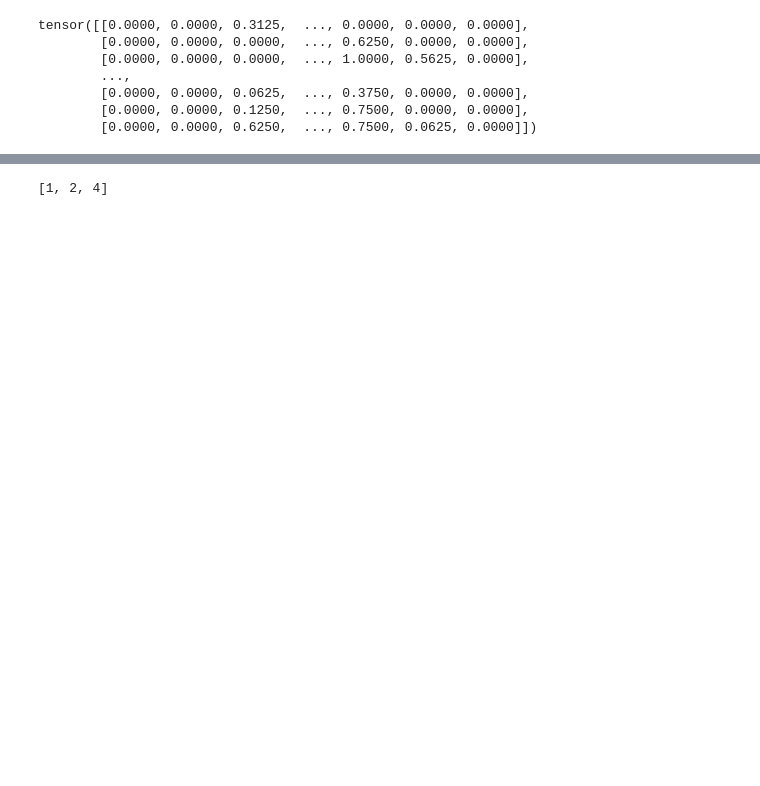
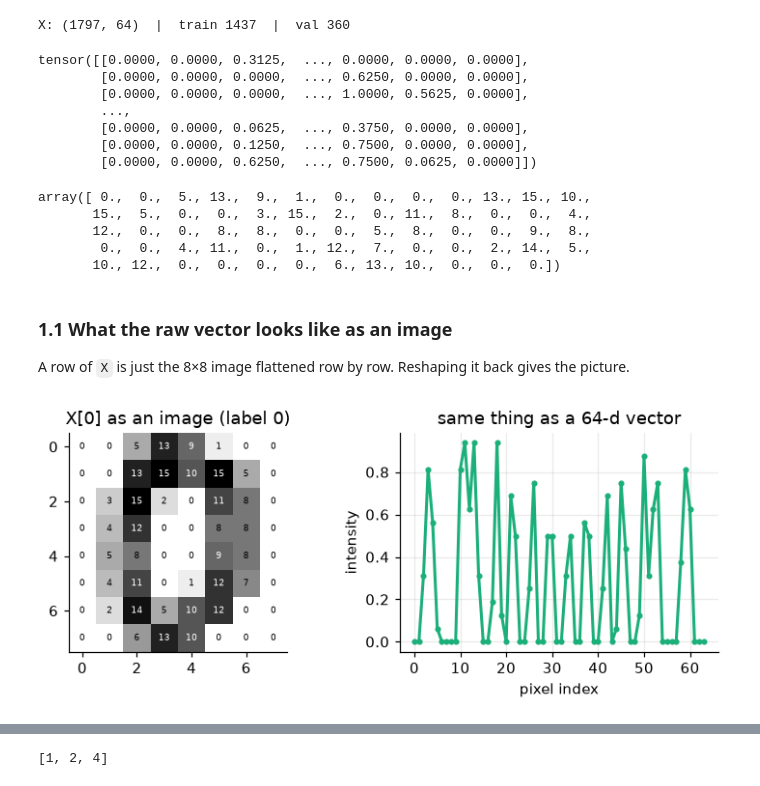
Before and after one commit to rajatsainju2025/ml-tutorial, a Jupyter notebook: micrograd/02_ae.ipynb, the cells around one changed output, grey strips where cells are left out. Drawn from its saved outputs; the diff is of its cells as text; code cells hidden in the pictures; blank space fills up the shorter version.

```diff
--- a/micrograd/02_ae.ipynb
+++ b/micrograd/02_ae.ipynb
@@ -12,10 +36,23 @@ from torch.utils.data import TensorDataset, DataLoader
 from sklearn.datasets import load_digits
 from sklearn.model_selection import train_test_split
 from sklearn.linear_model import LogisticRegression
+from sklearn.decomposition import PCA
+from sklearn.manifold import TSNE
 
 import numpy as np
 import matplotlib.pyplot as plt
 %matplotlib inline
+
+plt.rcParams.update({
+    "figure.dpi": 110,
+    "axes.spines.top": False,
+    "axes.spines.right": False,
+    "axes.grid": True,
+    "grid.alpha": 0.25,
+    "lines.linewidth": 2,
+})
+# Fixed colours so a model always has the same colour in every plot
+C_AE, C_VAE, C_BASE, C_DAE = "#2a78d6", "#eb6834", "#1baf7a", "#6250d6"
 # %%
 # Setting the PyTorch seed
 SEED = 373
@@ -35,6 +82,10 @@ y = digits.target                                           # y in autoencoder i
 X_tr, X_va, y_tr, y_va = train_test_split(X, y, test_size=0.2, random_state=SEED, stratify=y)
 train_dl = DataLoader(TensorDataset(X_tr), batch_size=64, shuffle=True)
 val_dl = DataLoader(TensorDataset(X_va), batch_size=512)
+
+print(f"X: {tuple(X.shape)}  |  train {len(X_tr)}  |  val {len(X_va)}")
+# %% [output]
+X: (1797, 64)  |  train 1437  |  val 360
 # %%
 X
 # %% [output]
@@ -45,3 +96,44 @@ tensor([[0.0000, 0.0000, 0.3125,  ..., 0.0000, 0.0000, 0.0000],
         [0.0000, 0.0000, 0.0625,  ..., 0.3750, 0.0000, 0.0000],
         [0.0000, 0.0000, 0.1250,  ..., 0.7500, 0.0000, 0.0000],
         [0.0000, 0.0000, 0.6250,  ..., 0.7500, 0.0625, 0.0000]])
+# %%
+digits.data[0]
+# %% [output]
+array([ 0.,  0.,  5., 13.,  9.,  1.,  0.,  0.,  0.,  0., 13., 15., 10.,
+       15.,  5.,  0.,  0.,  3., 15.,  2.,  0., 11.,  8.,  0.,  0.,  4.,
+       12.,  0.,  0.,  8.,  8.,  0.,  0.,  5.,  8.,  0.,  0.,  9.,  8.,
+        0.,  0.,  4., 11.,  0.,  1., 12.,  7.,  0.,  0.,  2., 14.,  5.,
+       10., 12.,  0.,  0.,  0.,  0.,  6., 13., 10.,  0.,  0.,  0.])
+# %% [markdown]
+### 1.1 What the raw vector looks like as an image
+A row of `X` is just the 8×8 image flattened row by row. Reshaping it back gives the picture.
+# %%
+def show_digits(imgs, nrows, ncols, titles=None, row_labels=None, size=0.9, suptitle=None, cmap="gray_r"):
+    """Plot a batch of flattened 8x8 images (tensor or array, shape [n, 64]) on a grid."""
+    imgs = imgs.detach().cpu().numpy() if torch.is_tensor(imgs) else np.asarray(imgs)
+    fig, axes = plt.subplots(nrows, ncols, figsize=(ncols * size, nrows * size), squeeze=False)
+    for i, ax in enumerate(axes.flat):
+        ax.axis("off")
+        if i < len(imgs):
+            ax.imshow(imgs[i].reshape(8, 8), cmap=cmap, vmin=0, vmax=1)
+            if titles is not None:
+                ax.set_title(titles[i], fontsize=8)
+    if row_labels is not None:
+        for r, lab in enumerate(row_labels):
+            axes[r, 0].text(-1.5, 3.5, lab, ha="right", va="center", fontsize=9)
+    if suptitle:
+        fig.suptitle(suptitle, y=1.02)
+    plt.tight_layout()
+    plt.show()
+
+fig, axes = plt.subplots(1, 2, figsize=(7, 3))
+axes[0].imshow(X[0].reshape(8, 8), cmap="gray_r")
+axes[0].set_title(f"X[0] as an image (label {y[0]})"); axes[0].grid(False)
+for (r, c), v in np.ndenumerate(digits.data[0].reshape(8, 8)):
+    axes[0].text(c, r, int(v), ha="center", va="center", fontsize=6,
+                 color="white" if v > 8 else "black")
+axes[1].plot(X[0].numpy(), marker="o", ms=3, color=C_BASE)
+axes[1].set_title("same thing as a 64-d vector"); axes[1].set_xlabel("pixel index"); axes[1].set_ylabel("intensity")
+plt.tight_layout(); plt.show()
+# %% [output]
+[figure, added]
```
Also changed, not shown: parts of 57 cells of this notebook.
